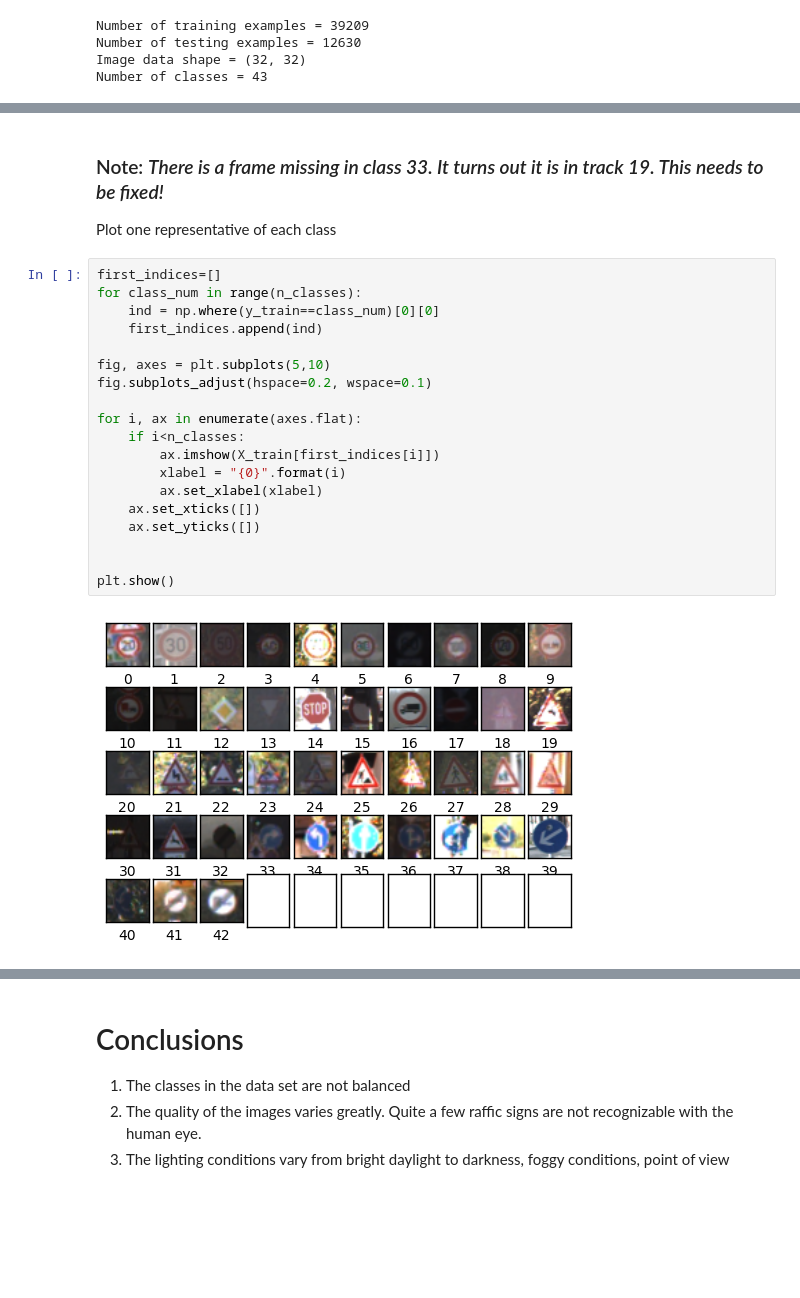
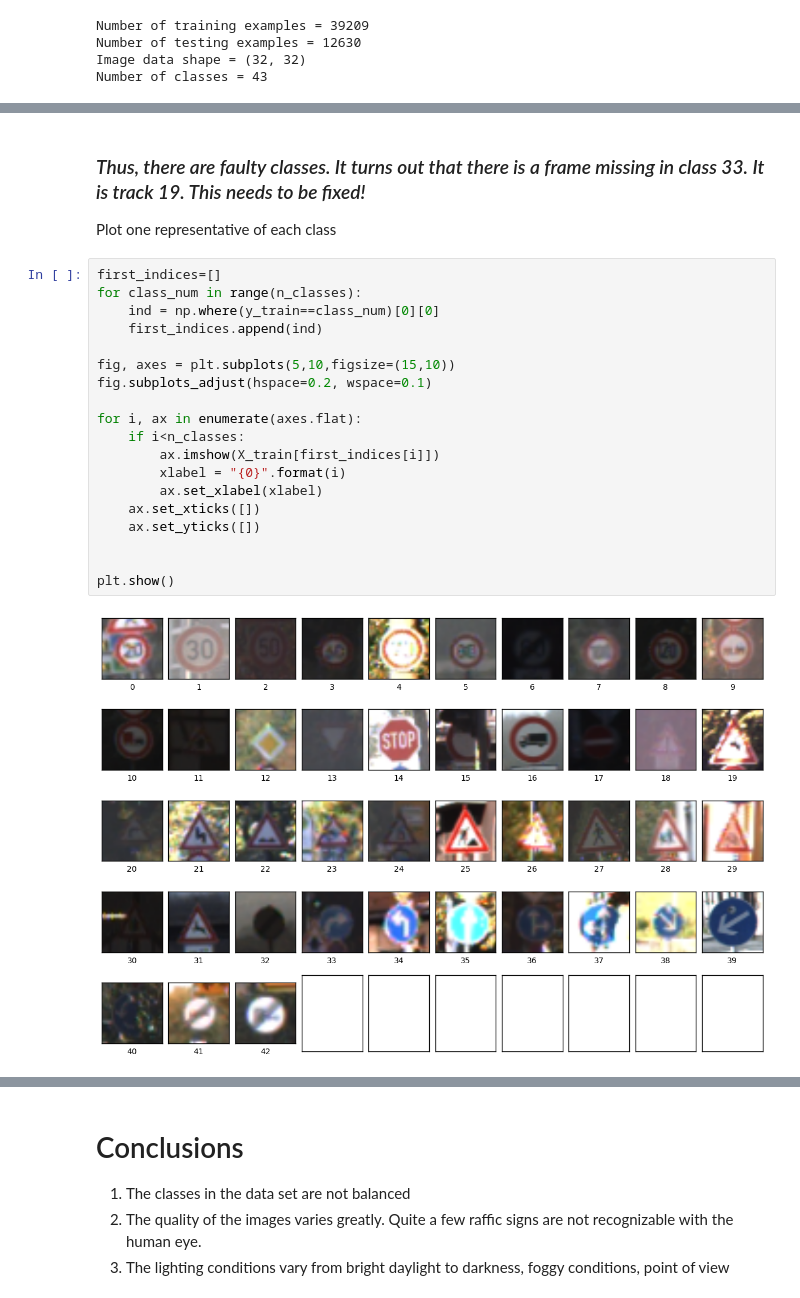
Before and after one commit to ksakmann/CarND-TrafficSignClassifier, a Jupyter notebook: Traffic_Signs_Recognition.ipynb, the cells around one changed output, grey strips where cells are left out. Drawn from its saved outputs; the diff is of its cells as text; blank space fills up the shorter version.

```diff
--- a/Traffic_Signs_Recognition.ipynb
+++ b/Traffic_Signs_Recognition.ipynb
@@ -113,29 +112,29 @@ sanity_check()
 # %% [output]
 [(33, 29)]
 # %% [markdown]
-### Note: _There is a frame missing in class 33. It turns out it is in track 19. This needs to be fixed!_
+### _Thus, there are faulty classes. It turns out  that there is a frame missing in class 33. It is track 19. This needs to be fixed!_
 Plot one representative of each class
 # %%
 first_indices=[]
 for class_num in range(n_classes):
     ind = np.where(y_train==class_num)[0][0]
     first_indices.append(ind)
 
-fig, axes = plt.subplots(5,10)
+fig, axes = plt.subplots(5,10,figsize=(15,10))
 fig.subplots_adjust(hspace=0.2, wspace=0.1)
 
 for i, ax in enumerate(axes.flat):
     if i<n_classes:
         ax.imshow(X_train[first_indices[i]])
         xlabel = "{0}".format(i)
         ax.set_xlabel(xlabel)
     ax.set_xticks([])
     ax.set_yticks([])
 
 
 plt.show()
 # %% [output]
-[figure, old version]
+[figure, new version]
 # %%
 # define a plot function
 def plot_images(images, n_imgs, cls_true, cls_pred=None):
```
Also changed, not shown: parts of 13 cells of this notebook, 1 other file.
